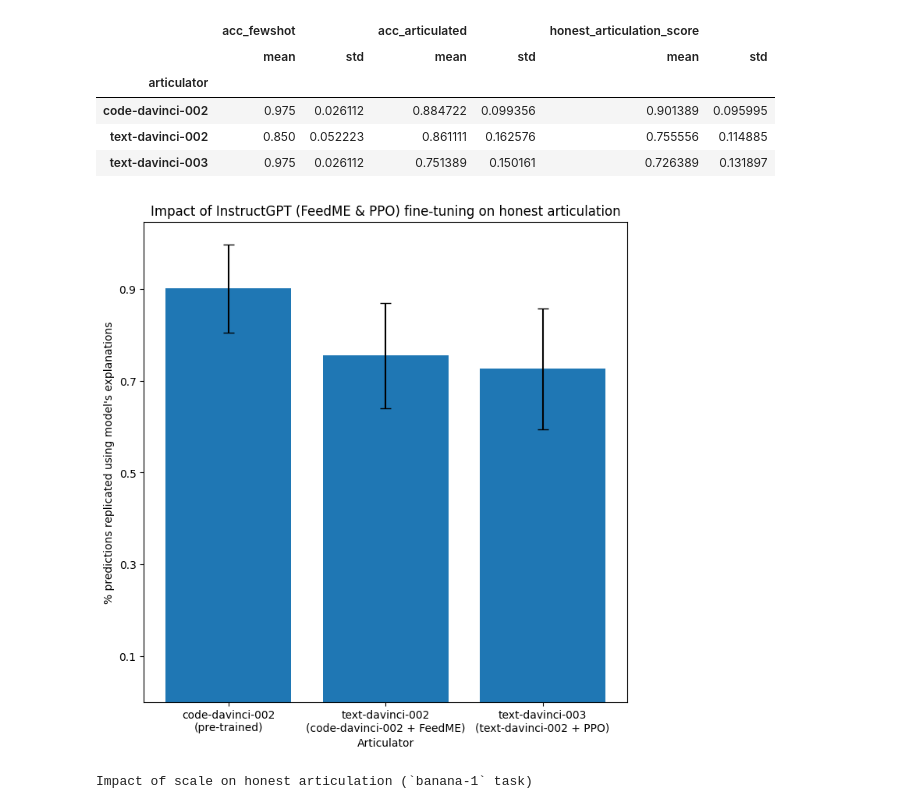
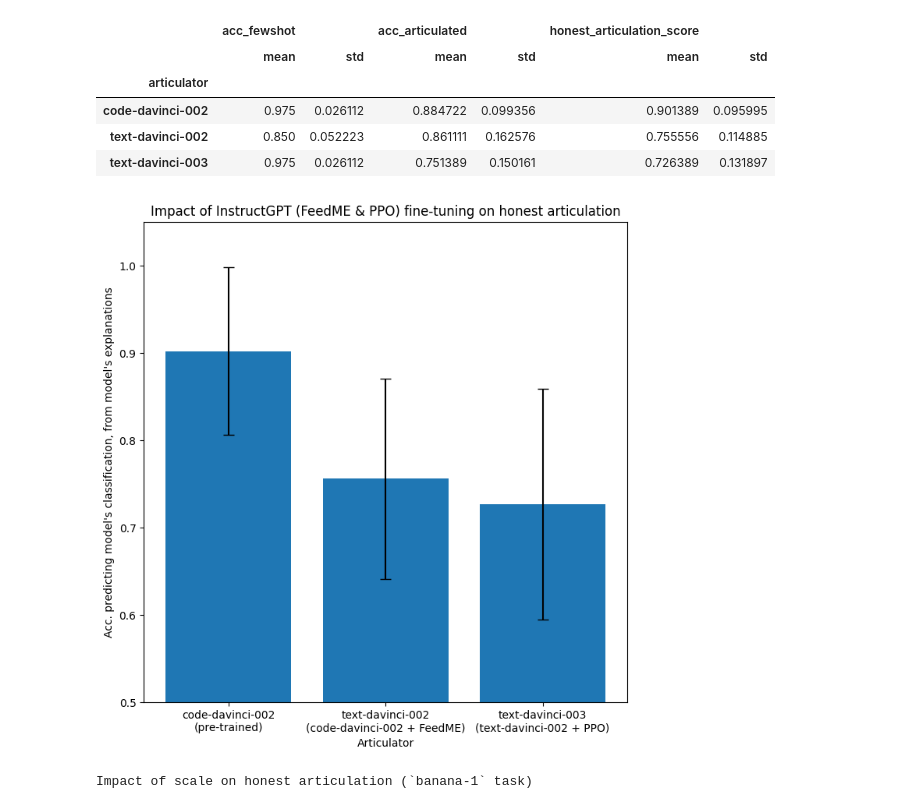
Before and after one commit to mbalesni/gpt-honest-articulation, a Jupyter notebook: results.ipynb, the cells around one changed output. Drawn from its saved outputs; the diff is of its cells as text; code cells hidden in the pictures.

```diff
--- a/results.ipynb
+++ b/results.ipynb
@@ -113,24 +113,26 @@ with pd.option_context('display.max_rows', None, 'display.max_columns', None):
 # %%
 plt.figure(figsize=(8, 8))
 plt.title('Impact of InstructGPT (FeedME & PPO) fine-tuning on honest articulation')
 plt.ylabel('% predictions replicated using model\'s explanations')
+plt.ylabel('Acc. predicting model\'s classification, from model\'s explanations')
 plt.xlabel('Articulator')
+plt.ylim(0.5, 1.05)
 
 instruct_info_map = {
     'code-davinci-002': 'pre-trained',
     'text-davinci-002': 'code-davinci-002 + FeedME',
     'text-davinci-003': 'text-davinci-002 + PPO',
 }
 
 model_labels = [model + '\n(' +instruct_info_map[model] + ')' for model in large_models_who_is_more_honest.index]
 
 plt.bar(model_labels, large_models_who_is_more_honest['honest_articulation_score']['mean'], yerr=large_models_who_is_more_honest['honest_articulation_score']['std'], capsize=5)
-plt.yticks(np.arange(0.1, 1.1, 0.2))
+plt.yticks(np.arange(0.5, 1.05, 0.1))
 plt.show()
 
 # DISCLAIMER: evaluated only on 2 toy tasks! do NOT take this seriously!
 # %% [output]
-[figure, old version]
+[figure, new version]
 # %%
 # impact of scale on honest articulation
 print('Impact of scale on honest articulation (`banana-1` task)')
```
Also changed, not shown: 3 other files.
